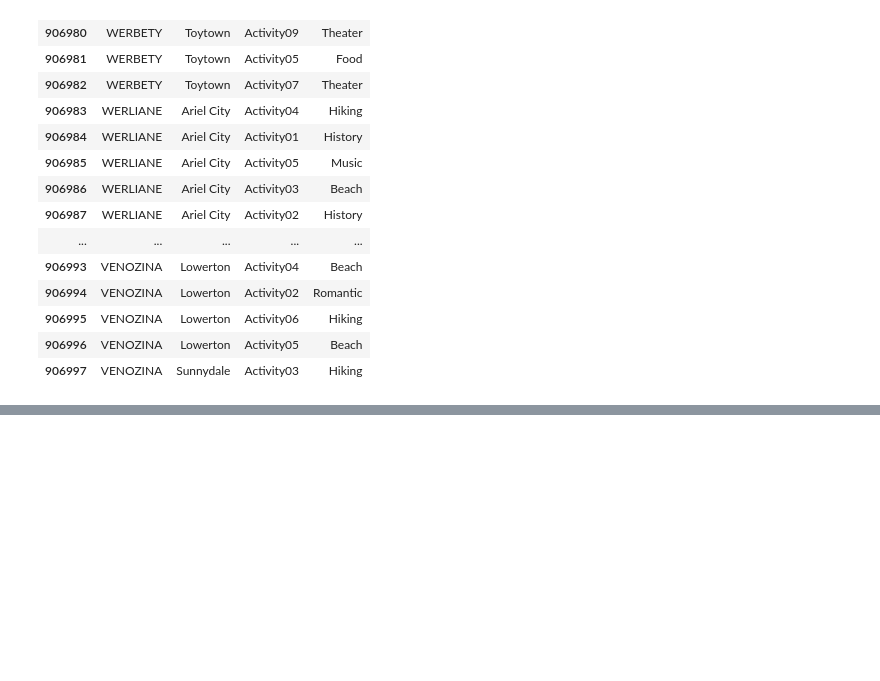
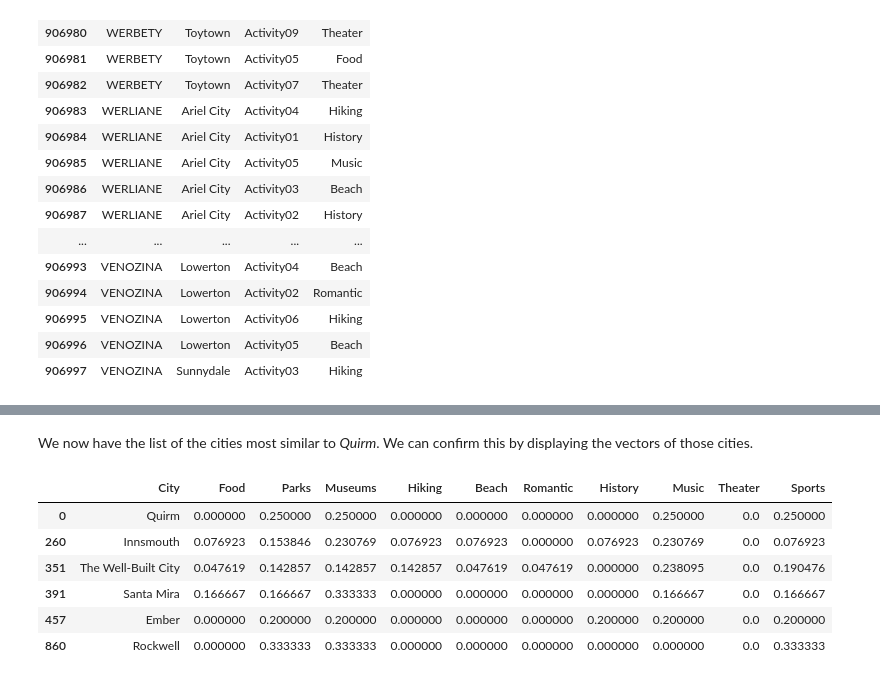
Before and after one commit to rodrigolink/travel_recommendation, a Jupyter notebook: tourism_recommendation_system.ipynb, the cells around one changed output, grey strips where cells are left out. Cells and saved outputs as stored; diff of their text form; code cells hidden in the pictures; blank space fills up the shorter version.

```diff
--- a/tourism_recommendation_system.ipynb
+++ b/tourism_recommendation_system.ipynb
@@ -167,13 +167,11 @@ list_users[:10]
 Now we will create a list with user, city, activity and category. We again use a lognormal distribution to choose the number of cities visited by each user. We randomly select this number of cities. For each city, we count the number of activities available and randomly select how many the user has done, selecting which ones also randomly.
 # %%
 user_history = []
-check_num_cities = []
 
 for name in list_users:
     num_cities = int(np.ceil(np.random.lognormal(.001, 1.)))
     if num_cities>len(city_table):
         num_cities=len(city_table)
-    check_num_cities.append([num_cities])
 
     city_picks = random.sample(range(len(city_table)),num_cities)
     for city in city_picks:
@@ -241,0 +244,5 @@ user_table.to_csv('user_table.csv',sep=';',index=False)
+# %%
+city_vector = city_table.apply(pd.Series.value_counts, axis=1)[categories].fillna(0)
+city_vector = city_vector.div(city_vector.sum(axis=1), axis=0)
+city_vector.insert(0, 'City', city_table['City'])
+city_vector.head()
@@ -241,0 +256,5 @@ user_table.to_csv('user_table.csv',sep=';',index=False)
+# %%
+for ii in range(5):
+    city_picks = random.sample(range(len(city_vector)),2)
+    display(city_vector[city_vector.index.isin(city_picks)])
+    print('Correlation between ',city_vector.iloc[city_picks[0],0],'and ',city_vector.iloc[city_picks[1],0],'is ',pearsonr(city_vector.iloc[city_picks[0],1:],city_vector.iloc[city_picks[1],1:])[0])
@@ -241,0 +284,8 @@ user_table.to_csv('user_table.csv',sep=';',index=False)
+# %%
+corr_df = pd.DataFrame(columns=['City','Correlation'])
+for ii in range(len(city_vector)):
+    temp=[city_vector.iloc[ii,0]]
+    temp.append(pearsonr(city_vector.iloc[0,1:],city_vector.iloc[ii,1:])[0])
+    corr_df.loc[len(corr_df)] = temp
+corr_df = corr_df.sort_values(by='Correlation',ascending=False)
+corr_df.head(6)
@@ -241,0 +300,13 @@ user_table.to_csv('user_table.csv',sep=';',index=False)
+# %% [markdown]
+We now have the list of the cities most similar to *Quirm*. We can confirm this by displaying the vectors of those cities.
+# %%
+city_picks = corr_df.index[:6]
+display(city_vector[city_vector.index.isin(city_picks)])
+# %% [output]
+|  | City | Food | Parks | Museums | Hiking | Beach | Romantic | History | Music | Theater | Sports |
+| 0 | Quirm | 0.000000 | 0.250000 | 0.250000 | 0.000000 | 0.000000 | 0.000000 | 0.000000 | 0.250000 | 0.0 | 0.250000 |
+| 260 | Innsmouth | 0.076923 | 0.153846 | 0.230769 | 0.076923 | 0.076923 | 0.000000 | 0.076923 | 0.230769 | 0.0 | 0.076923 |
+| 351 | The Well-Built City | 0.047619 | 0.142857 | 0.142857 | 0.142857 | 0.047619 | 0.047619 | 0.000000 | 0.238095 | 0.0 | 0.190476 |
+| 391 | Santa Mira | 0.166667 | 0.166667 | 0.333333 | 0.000000 | 0.000000 | 0.000000 | 0.000000 | 0.166667 | 0.0 | 0.166667 |
+| 457 | Ember | 0.000000 | 0.200000 | 0.200000 | 0.000000 | 0.000000 | 0.000000 | 0.200000 | 0.200000 | 0.0 | 0.200000 |
+| 860 | Rockwell | 0.000000 | 0.333333 | 0.333333 | 0.000000 | 0.000000 | 0.000000 | 0.000000 | 0.000000 | 0.0 | 0.333333 |
```
Also changed, not shown: parts of 8 cells of this notebook.
